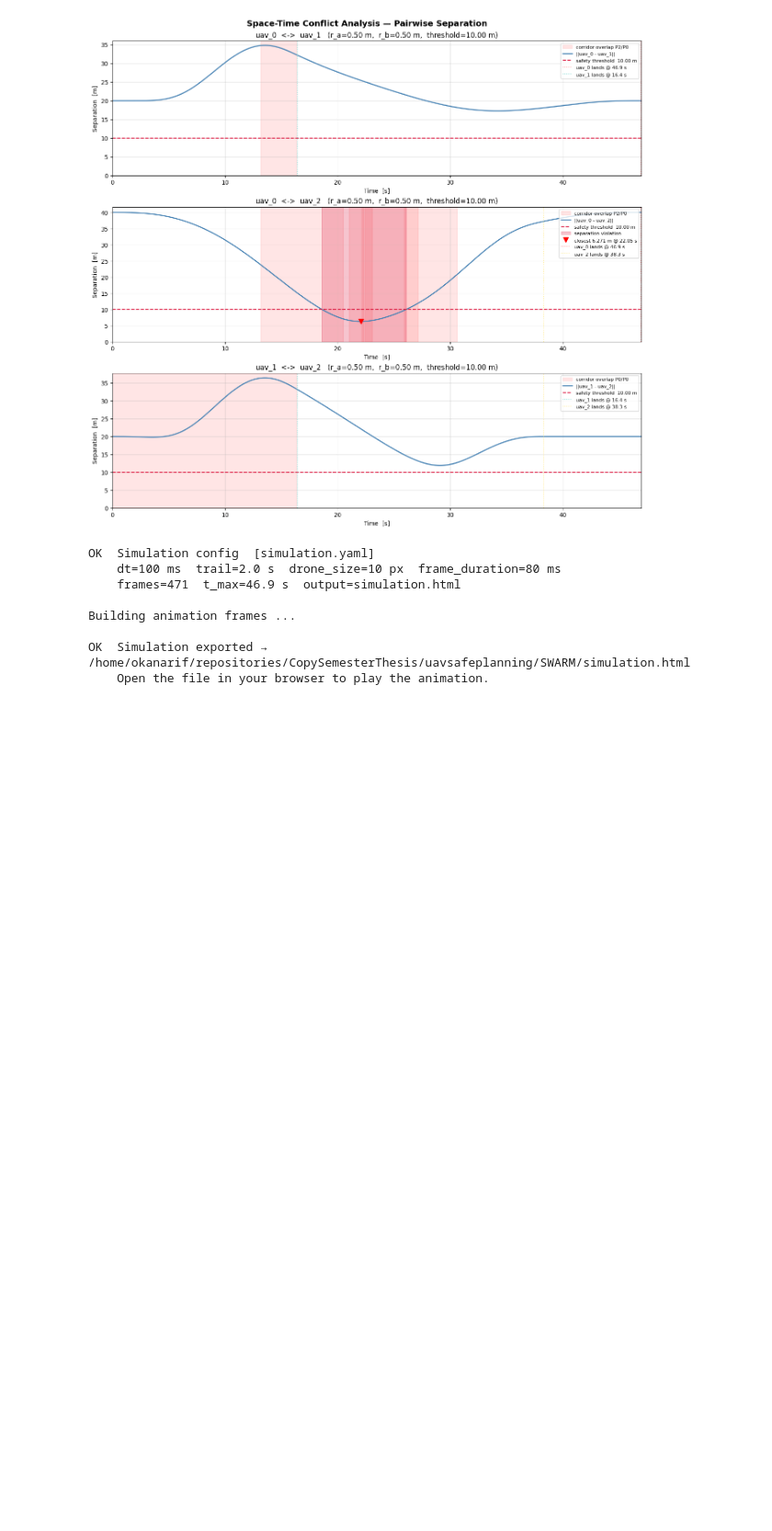
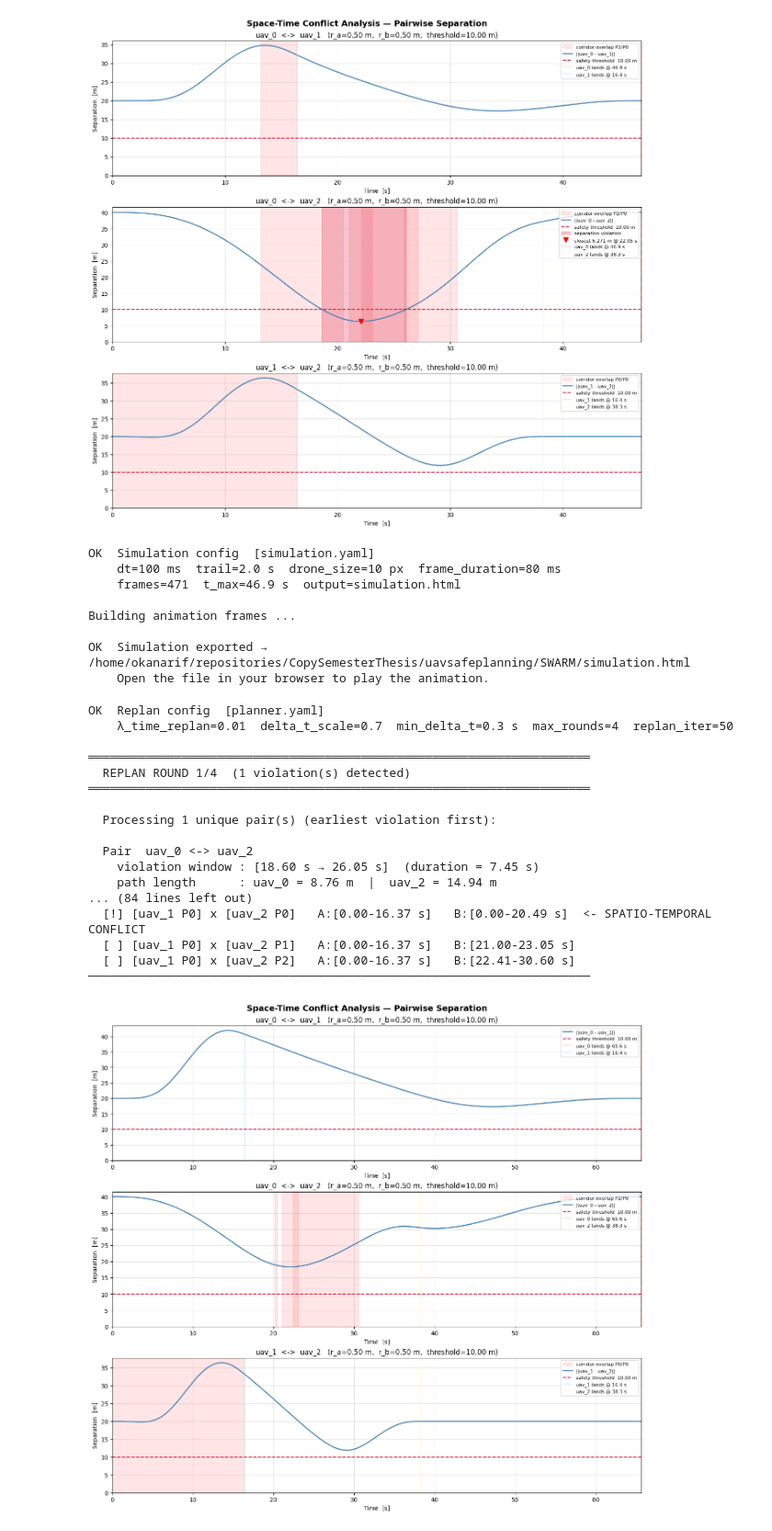
Before and after one commit to okanarif/CopySemesterThesis, a Jupyter notebook: uavsafeplanning/SWARM/SwarmPlanning.ipynb, the cells around one changed output. Shown at 92% size. Drawn from its saved outputs; the diff is of its cells as text; code cells hidden in the pictures; blank space fills up the shorter version.

Commit message:
parameter update for conflict

```diff
--- a/uavsafeplanning/SWARM/SwarmPlanning.ipynb
+++ b/uavsafeplanning/SWARM/SwarmPlanning.ipynb
@@ -310,34 +315,54 @@ rp_cfg = ReplanConfig.from_yaml(PLANNER_CONFIG)
 print(
     f"OK  Replan config  [{os.path.basename(PLANNER_CONFIG)}]\n"
     f"    λ_time_replan={rp_cfg.lambda_time_replan}  "
+    f"delta_t_scale={rp_cfg.delta_t_scale}  "
     f"min_delta_t={rp_cfg.min_delta_t:.1f} s  "
     f"max_rounds={rp_cfg.max_replan_rounds}  "
     f"replan_iter={rp_cfg.replan_max_iter}"
 )
 
 # ── Run conflict resolution ──────────────────────────────────────────────────
 trajectories, conflict_report = resolve_conflicts(
     fleet           = fleet,
     trajectories    = trajectories,
     corridors       = corridors,
     plan_results    = paths,
     conflict_report = conflict_report,
     cd_cfg          = cd_cfg,
     sto_cfg         = sto_cfg,
     replan_cfg      = rp_cfg,
     verbose         = True,
 )
 
 # ── Final report ─────────────────────────────────────────────────────────────
 print()
 print(conflict_report.summary())
 
 # ── Visualisation ─────────────────────────────────────────────────────────────
 plot_conflict_report(conflict_report, fleet, trajectories)
 
 # ── Updated static 3-D view ──────────────────────────────────────────────────
 plot_environment_3d(env, fleet=fleet, paths=paths, corridors=corridors,
                     trajectories=trajectories)
+# %% [output]
+OK  Replan config  [planner.yaml]
+    λ_time_replan=0.01  delta_t_scale=0.7  min_delta_t=0.3 s  max_rounds=4  replan_iter=50
+
+══════════════════════════════════════════════════════════════════════
+  REPLAN ROUND 1/4  (1 violation(s) detected)
+══════════════════════════════════════════════════════════════════════
+
+  Processing 1 unique pair(s) (earliest violation first):
+
+  Pair  uav_0 <-> uav_2
+    violation window : [18.60 s → 26.05 s]  (duration = 7.45 s)
+    path length      : uav_0 = 8.76 m  |  uav_2 = 14.94 m
+... (84 lines left out)
+  [!] [uav_1 P0] x [uav_2 P0]   A:[0.00-16.37 s]   B:[0.00-20.49 s]  <- SPATIO-TEMPORAL CONFLICT
+  [ ] [uav_1 P0] x [uav_2 P1]   A:[0.00-16.37 s]   B:[21.00-23.05 s]
+  [ ] [uav_1 P0] x [uav_2 P2]   A:[0.00-16.37 s]   B:[22.41-30.60 s]
+──────────────────────────────────────────────────────────────────────
+[figure, added]
 # %%
 # ── Cell 8 — Updated Trajectory Simulation (Animated HTML) ───────────────────
 from visualizer_simulation import SimulationConfig, simulate_trajectories
```
Also changed, not shown: parts of 2 cells of this notebook, 3 other files.
